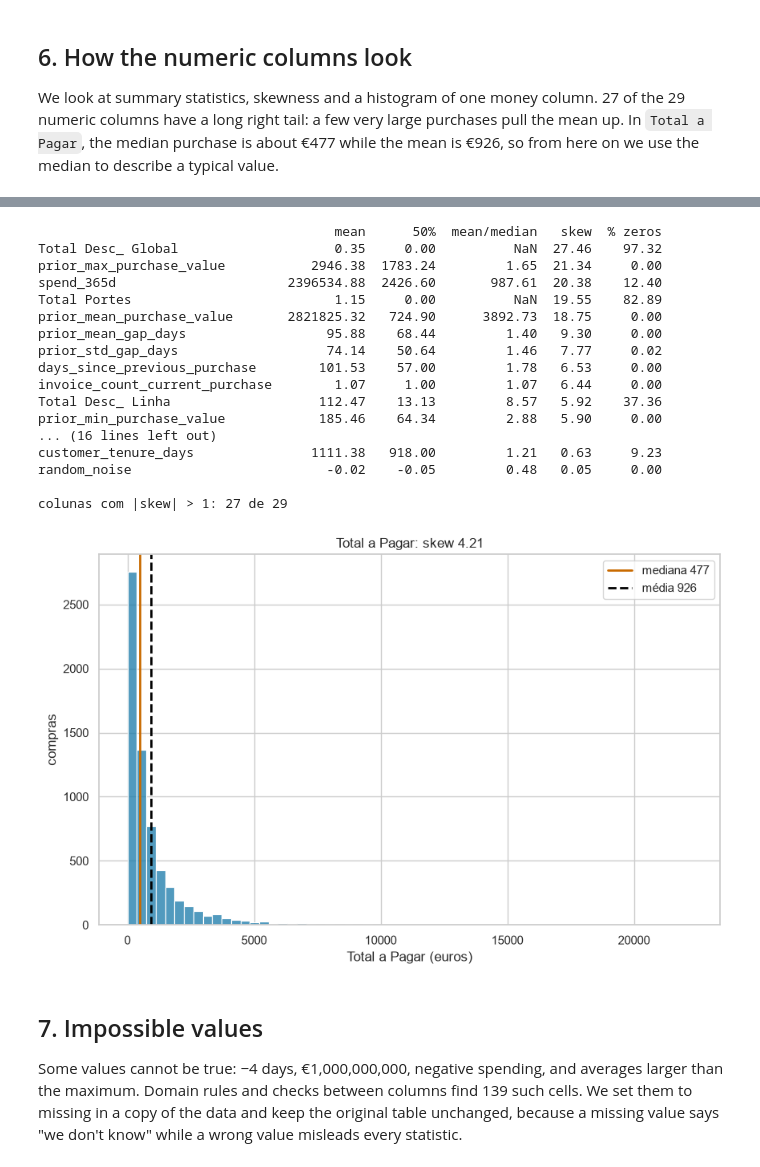
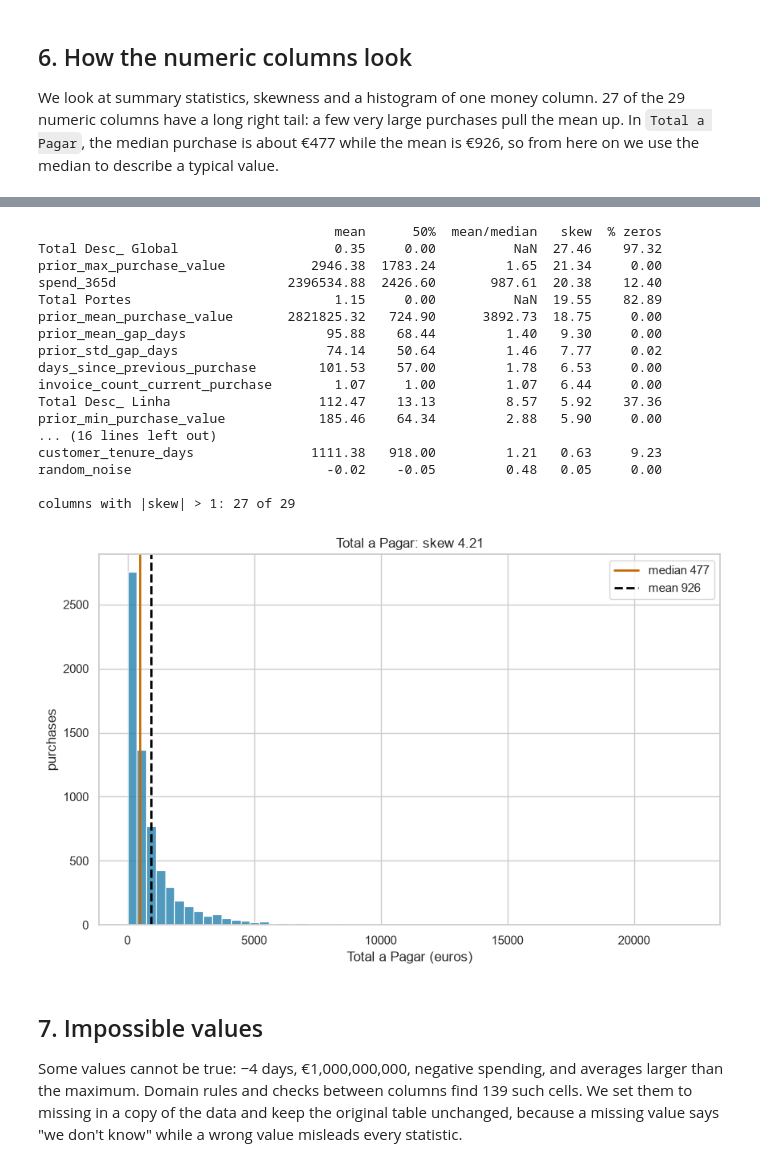
Before and after one commit to josebrites16/ML_project_2026-copia, a Jupyter notebook: notebooks/01_eda.ipynb, the cells around one changed output, grey strips where cells are left out. Cells and saved outputs as stored; diff of their text form; code cells hidden in the pictures.

```diff
--- a/notebooks/01_eda.ipynb
+++ b/notebooks/01_eda.ipynb
@@ -286,7 +286,7 @@ shape["% zeros"] = 100 * (raw[numeric] == 0).mean()
 shape = shape.sort_values("skew", ascending=False)
 
 print(shape[["mean", "50%", "mean/median", "skew", "% zeros"]].round(2).to_string())
-print("\ncolunas com |skew| > 1:", (shape["skew"].abs() > 1).sum(), "de", len(shape))
+print("\ncolumns with |skew| > 1:", (shape["skew"].abs() > 1).sum(), "of", len(shape))
 # %% [output]
                                       mean      50%  mean/median   skew  % zeros
 Total Desc_ Global                    0.35     0.00          NaN  27.46    97.32
@@ -304,20 +304,20 @@ prior_min_purchase_value            185.46    64.34         2.88   5.90     0.00
 customer_tenure_days               1111.38   918.00         1.21   0.63     9.23
 random_noise                         -0.02    -0.05         0.48   0.05     0.00
 
-colunas com |skew| > 1: 27 de 29
+columns with |skew| > 1: 27 of 29
 # %%
 fig, ax = plt.subplots(figsize=FIGSIZE)
 sns.histplot(raw["Total a Pagar"].dropna(), bins=60, color=PLOT_BLUE, ax=ax)
 ax.axvline(raw["Total a Pagar"].median(), color=PLOT_ORANGE, lw=2,
-           label=f"mediana {raw['Total a Pagar'].median():.0f}")
+           label=f"median {raw['Total a Pagar'].median():.0f}")
 ax.axvline(raw["Total a Pagar"].mean(), color="black", lw=2, ls="--",
-           label=f"média {raw['Total a Pagar'].mean():.0f}")
-ax.set(xlabel="Total a Pagar (euros)", ylabel="compras",
+           label=f"mean {raw['Total a Pagar'].mean():.0f}")
+ax.set(xlabel="Total a Pagar (euros)", ylabel="purchases",
        title=f"Total a Pagar: skew {raw['Total a Pagar'].skew():.2f}")
 ax.legend()
 plt.show()
 # %% [output]
-[figure, old version]
+[figure, new version]
 # %% [markdown]
 ## 7. Impossible values
 
```
Also changed, not shown: parts of 26 cells of this notebook, 3 other files.
